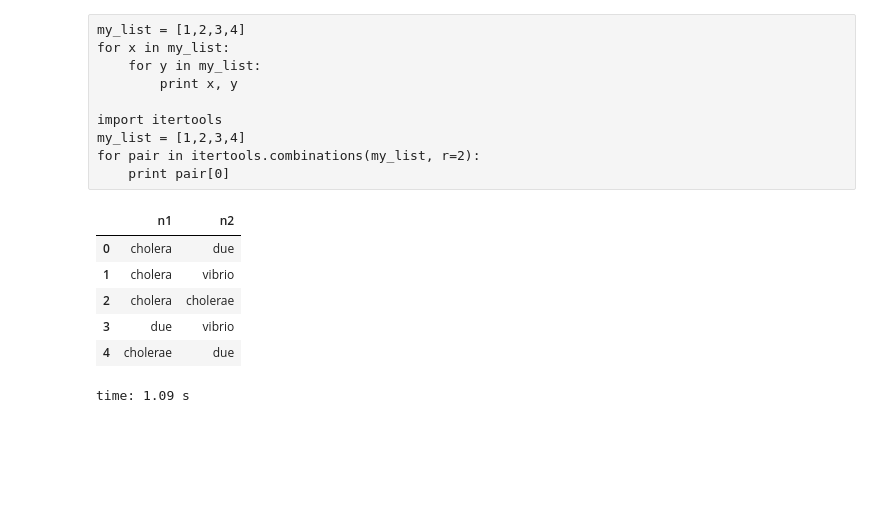
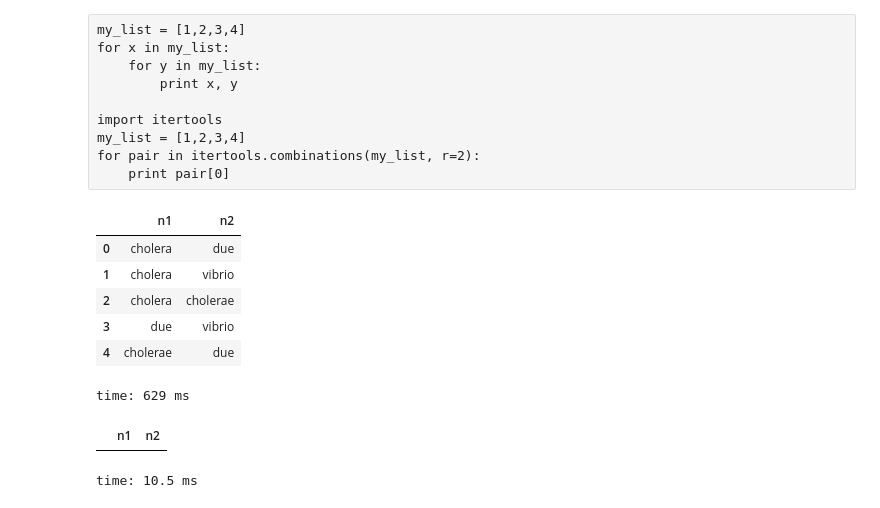
Before and after one commit to victoongo/Sparkle, a Jupyter notebook: ML_playground/icd9.ipynb, the cells around one changed output. Drawn from its saved outputs; the diff is of its cells as text; code cells hidden in the pictures; blank space fills up the shorter version.

```diff
--- a/ML_playground/icd9.ipynb
+++ b/ML_playground/icd9.ipynb
@@ -117,10 +121,11 @@ for r in filteredData.select('filtered').rdd.map(lambda r: list(r)[0]).collect()
 # permutations are for directional
     for pair in itertools.combinations(r, r=2):
 #         print pair
-        if pair[0] > pair[1]:
-            a, b = pair[1], pair[0]
-        else:
-            a, b = pair[0], pair[1]
+        if pair[0] != '' and pair[1] != '':
+            if pair[0] > pair[1]:
+                a, b = pair[1], pair[0]
+            else:
+                a, b = pair[0], pair[1]
         dict1 = {'n1': a, 'n2': b}
         rows_list.append(dict1)
 
@@ -133,7 +138,12 @@ df.head()
 | 2 | cholera | cholerae |
 | 3 | due | vibrio |
 | 4 | cholerae | due |
-time: 1.09 s
+time: 629 ms
+# %%
+df[df.n1 == '']
+# %% [output]
+|  | n1 | n2 |
+time: 10.5 ms
 # %%
 dfc = df.groupby(['n1', 'n2']).size().reset_index()
 dfc.columns = ['n1', 'n2', 'c']
```
Also changed, not shown: parts of 29 cells of this notebook, 1 other file.
